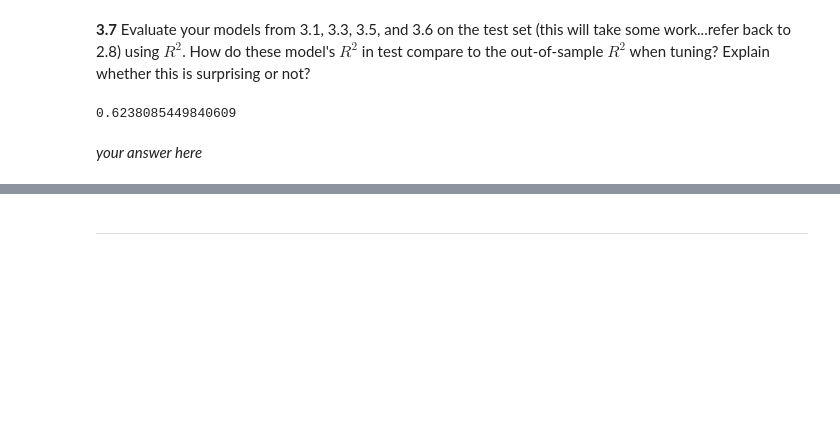
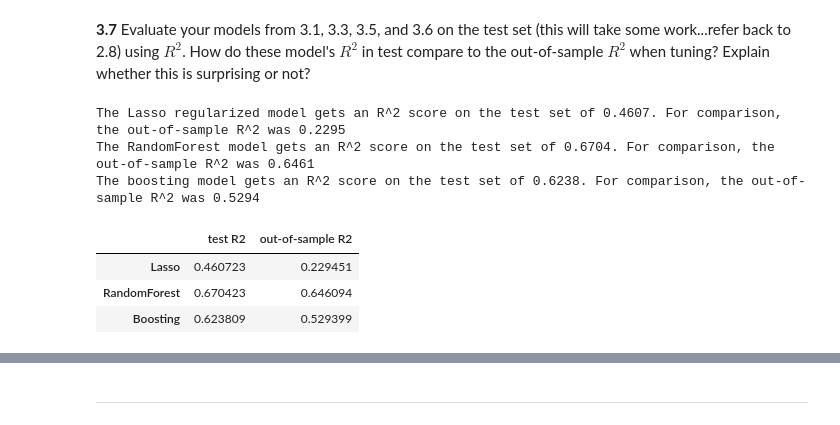
Before and after one commit to kkvalsvik/DataScience_cs109a_Harvard, a Jupyter notebook: cs_s109a_finalexam_2021.ipynb, the cells around one changed output, grey strips where cells are left out. Drawn from its saved outputs; the diff is of its cells as text; code cells hidden in the pictures; blank space fills up the shorter version.

```diff
--- a/cs_s109a_finalexam_2021.ipynb
+++ b/cs_s109a_finalexam_2021.ipynb
@@ -955,13 +944,15 @@ All these 4 coefficients shrink to zero at a lambda of 1, which means that when
 # %% [markdown]
 **3.3** Fit a well-tuned random forest model to predict `rate_w29` from the predictors listed in 3.1.  Report your choice of the best tuning parameters and briefly justify your choice (a visual or table may be helpful for this).  Provide an estimate of out-of-sample $R^2$.  Note: do not go to crazy with the number of options for the parameters you are tuning...choose a set of values that are reasonable.
 # %%
-# NOTE: Choosing to use un-standardized first order terms for X since decision trees does not require the preprocessing we did previously:
+# Note: Choosing to use un-standardized first order terms for X since decision trees does not require the preprocessing we did previously:
 first_order_terms = ['rate_w28','rate_w27','dose1_w28','hispanic','minority','female','unemployed', 'income'
                 ,'nodegree','bachelor','inactivity','obesity','density','votergap20']
 first_order_terms_test = ['rate_w29','rate_w28','dose1_w29','hispanic','minority','female','unemployed', 'income'
                 ,'nodegree','bachelor','inactivity','obesity','density','votergap20'] #this is for later.
 X = covid_clean[first_order_terms]
 y = covid_clean['rate_w29']
+X_test = covid_clean[first_order_terms_test]
+y_test = covid_clean['rate_w30']
 
 # Using RandomForest
 from sklearn.ensemble import RandomForestRegressor
@@ -976,24 +967,25 @@ param_grid = ParameterGrid(param_dictionary)
 # For loop to find the best set of hyperparameters:
 error = [100]
 max_estimators = max([params['n_estimators'] for params in param_grid])
-best_params = {}
+best_params_rf = {}
 for params in param_grid:
     randomforest.set_params(**params)
     randomforest.fit(X, y)
     # Record the OOB error for each model
     oob_error = 1 - randomforest.oob_score_
     if oob_error < error:
-        best_params = randomforest.get_params()
+        best_params_rf = randomforest.get_params()
         error = oob_error
         if params['n_estimators'] == max_estimators:
             randomforest.set_params(warm_start=False)
         else:
             randomforest.set_params(warm_start=True)
 # %%
-max_feats = best_params['max_features']
-min_split = best_params['min_samples_split']
+max_feats = best_params_rf['max_features']
+min_split = best_params_rf['min_samples_split']
+n_est = best_params_rf['n_estimators']
 print(f'The best scoring model has a min_samples_split of {min_split}, and max_features of {max_feats}.')
-print('Also trying n_estimators up to 300 since this should be enough.')
+print(f'Also trying n_estimators up to {n_est} since this should be enough.')
 print(f'The R2 can be gathered from our free out-of-bag set, and is {1-error:.3}.')
 # %% [output]
 The best scoring model has a min_samples_split of 20, and max_features of 0.6.
@@ -1073,18 +1093,41 @@ It is chosen a range of reasonable values that is feeded into the GridSearchCV f
 *your answer here*
 # %% [markdown]
 **3.7** Evaluate your models from 3.1, 3.3, 3.5, and 3.6 on the test set (this will take some work...refer back to 2.8) using $R^2$.  How do these model's $R^2$ in test compare to the out-of-sample $R^2$ when tuning?  Explain whether this is surprising or not?
-# %%
-
-#3.5: boosting Test set check:
-X_test = covid_clean[first_order_terms_test]
-y_test = covid_clean['rate_w30']
-boosting = GradientBoostingRegressor(random_state=42).set_params(**best_boost_params)
-boosting.fit(X, y)
-sk.metrics.r2_score(y_test, boosting.predict(X_test))
-
-# boosting.r2_score(X_test, y_test)
-# boost.best_params_
-# %% [output]
-0.6238085449840609
-# %% [markdown]
-*your answer here*
+# %%
+# Assembling the R2 scores for both the test set and the OOS (test sets are prepared in each individual task to keep order):
+
+# 3.1:
+Lasso_test_R2 = sk.metrics.r2_score(y_std_test.ravel(), Lasso_best_model.predict(full_X_test))
+print(f'The Lasso regularized model gets an R^2 score on the test set of {Lasso_test_R2:.4}. For comparison, the out-of-sample R^2 was {Lasso_object.best_score_:.4}')
+
+# 3.3:
+X_test = covid_clean[first_order_terms_test]
+y_test = covid_clean['rate_w30']
+randomforest_best =RandomForestRegressor(random_state=42,max_features=max_feats,min_samples_split=min_split,n_estimators=n_est)
+randomforest_best.fit(X,y)
+rf_test_R2 = sk.metrics.r2_score(y_test, randomforest_best.predict(X_test))
+print(f'The RandomForest model gets an R^2 score on the test set of {rf_test_R2:.4}. For comparison, the out-of-sample R^2 was {1-error:.4}')
+
+# 3.5: boosting Test set check:
+X_test = covid_clean[first_order_terms_test]
+y_test = covid_clean['rate_w30']
+boosting = GradientBoostingRegressor(random_state=42).set_params(**best_boost_params)
+boosting.fit(X, y)
+boost_test_R2 = sk.metrics.r2_score(y_test, boosting.predict(X_test))
+# boosting.r2_score(X_test, y_test)
+# boost.best_params_
+print(f'The boosting model gets an R^2 score on the test set of {boost_test_R2:.4}. For comparison, the out-of-sample R^2 was {boost.best_score_:.4}')
+
+# # 3.6 ........
+# print(f'The -- model gets an R^2 score on the test set of {--:.4}. For comparison, the out-of-sample R^2 was {---:.4}')
+
+pd.DataFrame([[Lasso_test_R2, Lasso_object.best_score_], [rf_test_R2, 1-error],[boost_test_R2, boost.best_score_]],
+             columns=['Test R2', 'Out-of-sample R2'], index=['Lasso','RandomForest','Boosting'])
+# %% [output]
+The Lasso regularized model gets an R^2 score on the test set of 0.4607. For comparison, the out-of-sample R^2 was 0.2295
+The RandomForest model gets an R^2 score on the test set of 0.6704. For comparison, the out-of-sample R^2 was 0.6461
+The boosting model gets an R^2 score on the test set of 0.6238. For comparison, the out-of-sample R^2 was 0.5294
+|  | test R2 | out-of-sample R2 |
+| Lasso | 0.460723 | 0.229451 |
+| RandomForest | 0.670423 | 0.646094 |
+| Boosting | 0.623809 | 0.529399 |
```
Also changed, not shown: parts of 22 cells of this notebook.
